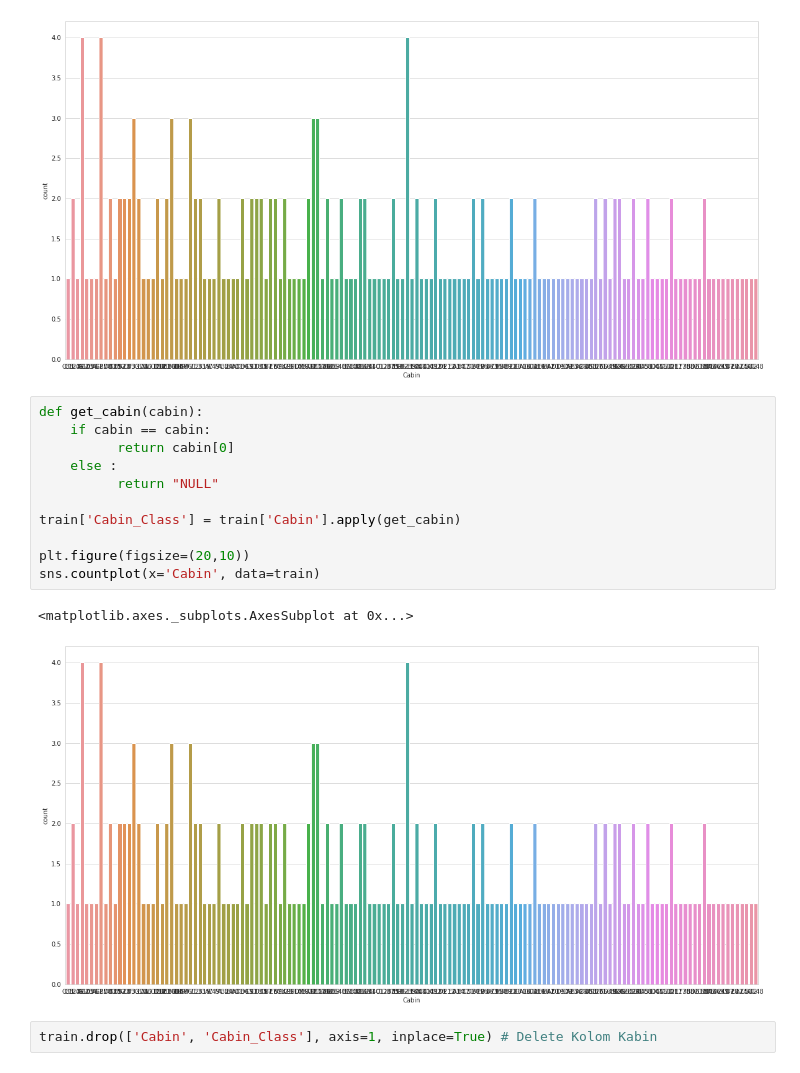
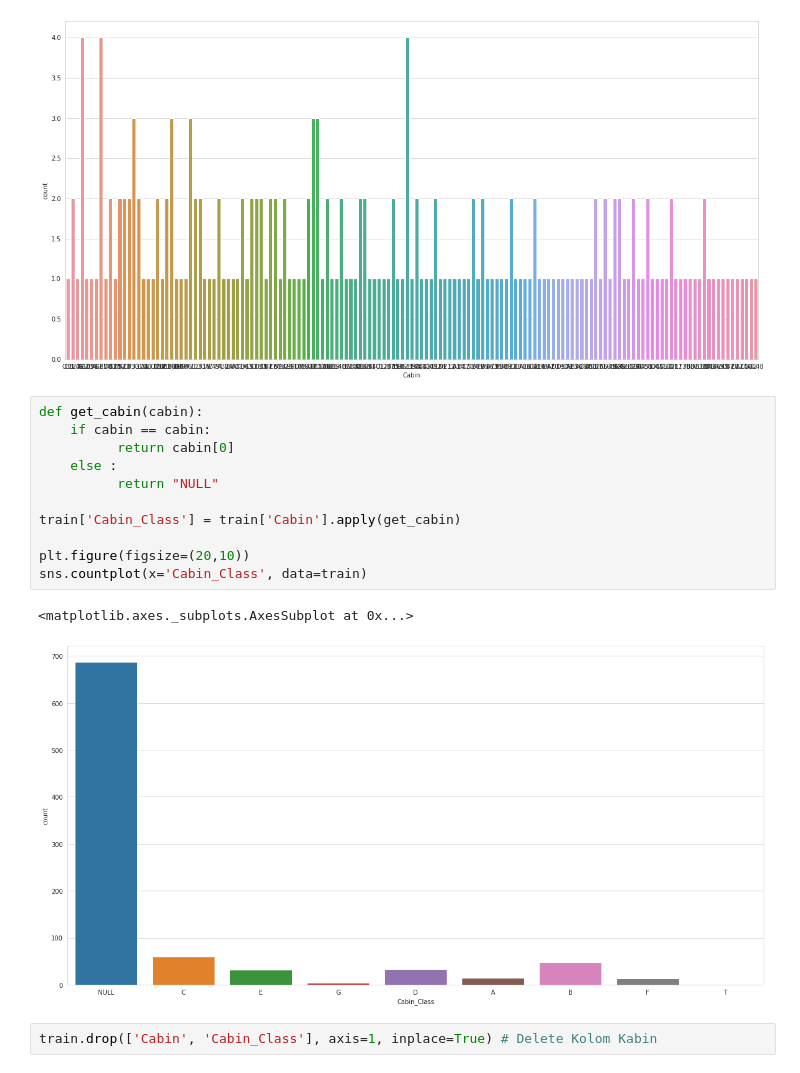
Before and after one commit to ShinyQ/Python-Data-Mining-Titanic_Train_set, a Jupyter notebook: TrainSet.ipynb, the cells around one changed output. Cells and saved outputs as stored; diff of their text form.

Commit message:
Showing Some Data

```diff
--- a/TrainSet.ipynb
+++ b/TrainSet.ipynb
@@ -242,17 +242,17 @@ sns.countplot(x='Cabin', data=train)
 # %%
 def get_cabin(cabin):
     if cabin == cabin:
           return cabin[0]
     else :
           return "NULL"
 
 train['Cabin_Class'] = train['Cabin'].apply(get_cabin)
 
 plt.figure(figsize=(20,10))
-sns.countplot(x='Cabin', data=train)
+sns.countplot(x='Cabin_Class', data=train)
 # %% [output]
 <matplotlib.axes._subplots.AxesSubplot at 0x...>
-[figure, old version]
+[figure, new version]
 # %%
 train.drop(['Cabin', 'Cabin_Class'], axis=1, inplace=True) # Delete Kolom Kabin
 # %%
```
Also changed, not shown: parts of 9 cells of this notebook.
